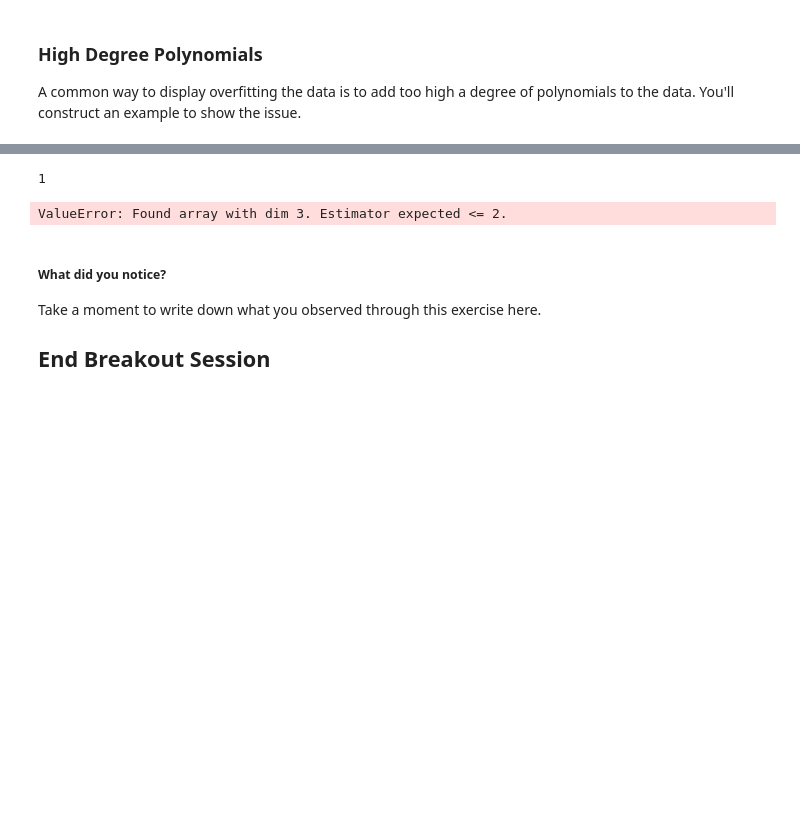
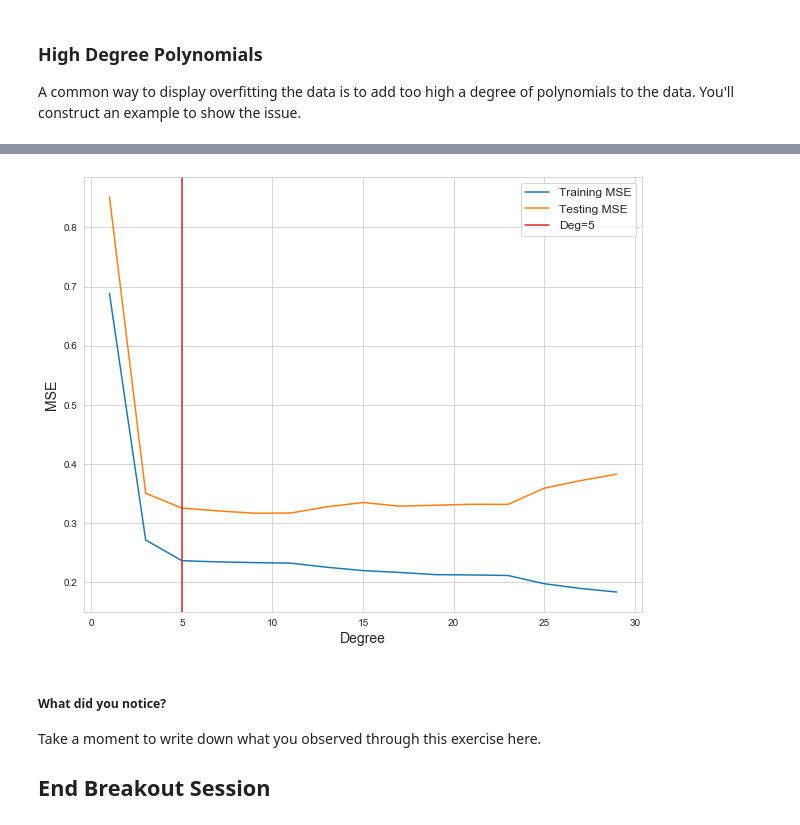
Before and after one commit to toej93/Code2020Materials, a Jupyter notebook: Lectures/Regression/Notebook 5 - Overfitting, the Bias-Variance Trade-Off, and Multicollinearity.ipynb, the cells around one changed output, grey strips where cells are left out. Cells and saved outputs as stored; diff of their text form; code cells hidden in the pictures; blank space fills up the shorter version.

```diff
--- a/Lectures/Regression/Notebook 5 - Overfitting, the Bias-Variance Trade-Off, and Multicollinearity.ipynb
+++ b/Lectures/Regression/Notebook 5 - Overfitting, the Bias-Variance Trade-Off, and Multicollinearity.ipynb
@@ -235,17 +235,26 @@ from sklearn.pipeline import Pipeline
 from sklearn.preprocessing import PolynomialFeatures
 from sklearn.linear_model import LinearRegression
 
+def get_mse(model,X,y):
+    pred = model.predict(X)
+    res = y - pred
+    return np.round(np.sum(np.power(res,2))/len(res),5)
+
+train_mses=[]
+test_mses=[]
+
 # Make a loop from i = 1 to 31, skipping the even numbers,
 for i in range(1,31,2):
-    print(i)
-    poly = PolynomialFeatures(degree=i, interaction_only=False, include_bias=False)
-    poly.fit_transform([[x_train]])
-    pipe = Pipeline([('preprocess',poly.fit_transform(x_train)),
-                ('reg',LinearRegression(copy_X = True))])
+#     print(i)
+#     poly = PolynomialFeatures(degree=i, interaction_only=False, include_bias=False)
+#     poly.fit_transform([[x_train]])
+#     x_train.reshape(-1,1)
+    pipe = Pipeline([('poly',PolynomialFeatures(i,include_bias = False)),
+                        ('reg',LinearRegression(copy_X = True))])
+    pipe.fit(x_train.reshape(-1,1),y_train)
+    train_mses.append(get_mse(pipe,x_train.reshape(-1,1),y_train))
+    test_mses.append(get_mse(pipe,x_test.reshape(-1,1),y_test))
 # for each i make a pipeline that transforms x
 # into a polynomial array of degree i
 # then fit a regression of y on the powers of x
 # record both the training set mse and the test set mse
-# %% [output]
-1
-ValueError: Found array with dim 3. Estimator expected <= 2.
@@ -254,0 +261,18 @@ ValueError: Found array with dim 3. Estimator expected <= 2.
+# %%
+# Plot the degree vs the corresponding training and test mses
+# Label them so you know which is which.
+
+plt.figure(figsize=(10,8))
+
+
+plt.plot(range(1,31,2), train_mses, label = "Training MSE")
+plt.plot(range(1,31,2), test_mses, label = "Testing MSE")
+plt.axvline(5, label="Deg=5", color="C3")
+plt.legend(fontsize=12)
+
+plt.xlabel("Degree", fontsize=14)
+plt.ylabel("MSE", fontsize=14)
+
+plt.show()
+# %% [output]
+[figure, added]
```
Also changed, not shown: parts of 12 cells of this notebook, 10 other files.
